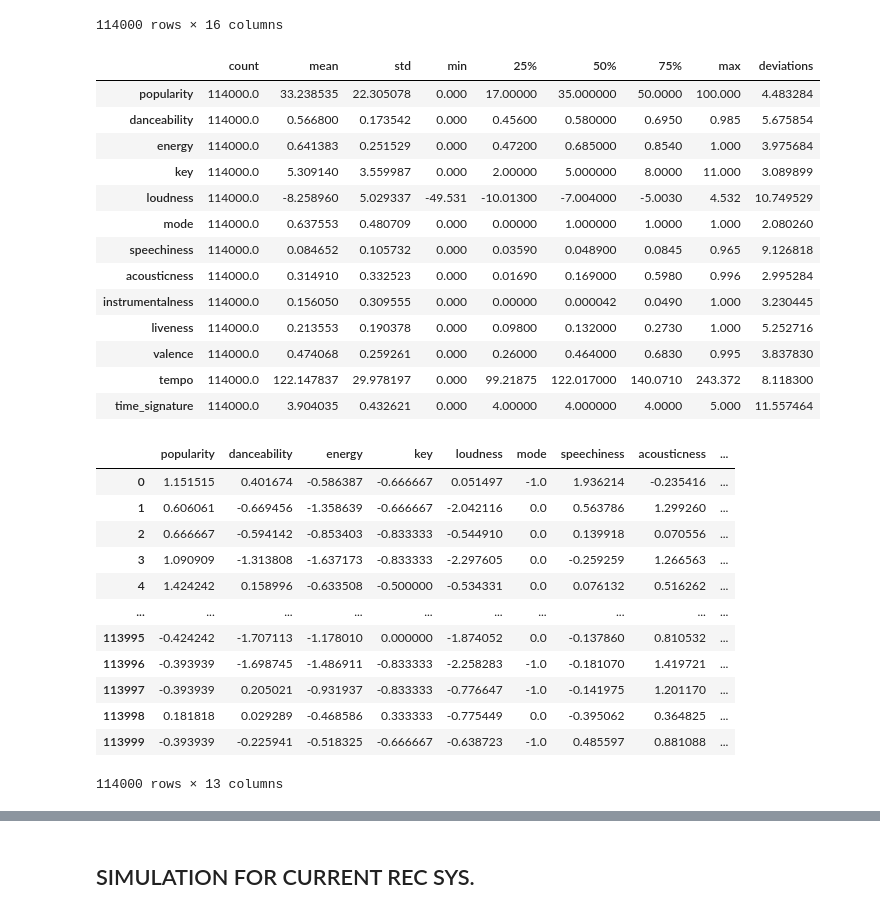
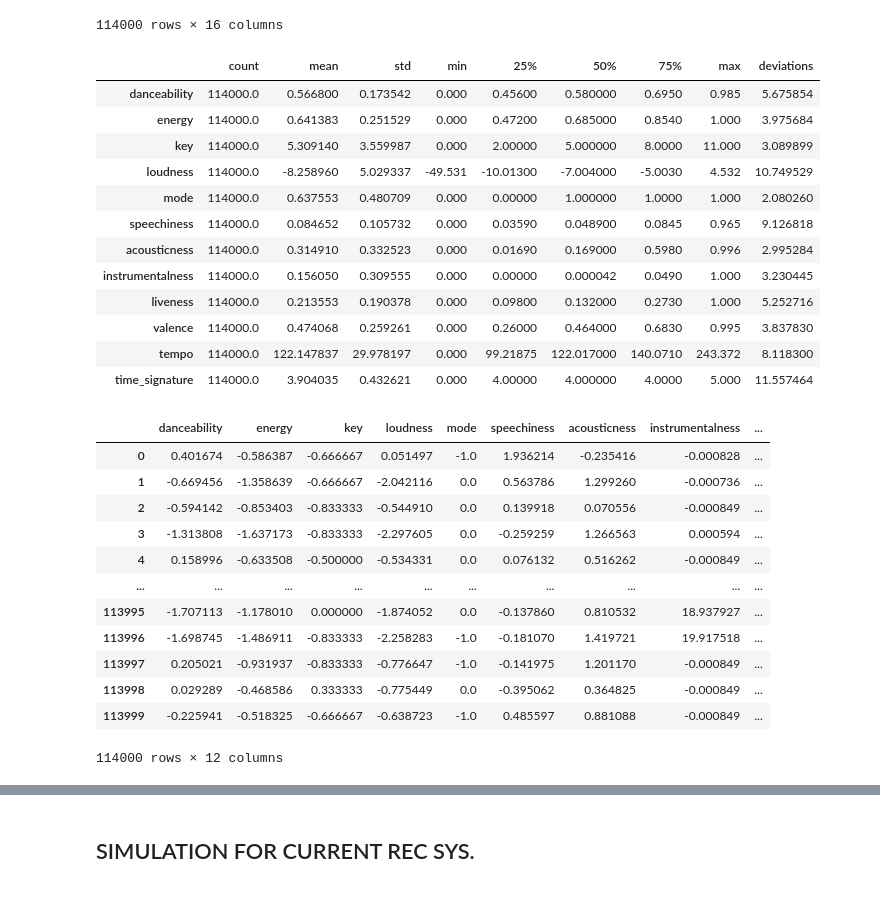
Before and after one commit to Polymerase-2/EconCSProject, a Jupyter notebook: song_analysis.ipynb, the cells around one changed output, grey strips where cells are left out. Cells and saved outputs as stored; diff of their text form; code cells hidden in the pictures.

```diff
--- a/song_analysis.ipynb
+++ b/song_analysis.ipynb
@@ -78,17 +71,16 @@ memory usage: 13.2+ MB
 # %%
 import seaborn as sns
 import matplotlib.pyplot as plt
 
 numeric_cols_df = song_df.select_dtypes(include=['int64', 'float64'])
-numeric_cols_df = numeric_cols_df[['popularity', 'danceability', 'energy',
+numeric_cols_df = numeric_cols_df[['danceability', 'energy',
        'key', 'loudness', 'mode', 'speechiness', 'acousticness',
        'instrumentalness', 'liveness', 'valence', 'tempo', "time_signature"]]
 summary_statistics_df = numeric_cols_df.describe().transpose()
 summary_statistics_df["deviations"] = (summary_statistics_df["max"] - summary_statistics_df["min"]) / summary_statistics_df["std"]
 summary_statistics_df
 # %% [output]
 |  | count | mean | std | min | 25% | 50% | 75% | max | deviations |
-| popularity | 114000.0 | 33.238535 | 22.305078 | 0.000 | 17.00000 | 35.000000 | 50.0000 | 100.000 | 4.483284 |
 | danceability | 114000.0 | 0.566800 | 0.173542 | 0.000 | 0.45600 | 0.580000 | 0.6950 | 0.985 | 5.675854 |
 | energy | 114000.0 | 0.641383 | 0.251529 | 0.000 | 0.47200 | 0.685000 | 0.8540 | 1.000 | 3.975684 |
 | key | 114000.0 | 5.309140 | 3.559987 | 0.000 | 2.00000 | 5.000000 | 8.0000 | 11.000 | 3.089899 |
@@ -110,17 +102,17 @@ user_scaled = rs.fit_transform(numeric_cols_df)
 df_songs_scaled = pd.DataFrame(songs_scaled, columns=numeric_cols_df.columns)
 df_songs_scaled
 # %% [output]
-|  | popularity | danceability | energy | key | loudness | mode | speechiness | acousticness | ... |
-| 0 | 1.151515 | 0.401674 | -0.586387 | -0.666667 | 0.051497 | -1.0 | 1.936214 | -0.235416 | ... |
-| 1 | 0.606061 | -0.669456 | -1.358639 | -0.666667 | -2.042116 | 0.0 | 0.563786 | 1.299260 | ... |
-| 2 | 0.666667 | -0.594142 | -0.853403 | -0.833333 | -0.544910 | 0.0 | 0.139918 | 0.070556 | ... |
-| 3 | 1.090909 | -1.313808 | -1.637173 | -0.833333 | -2.297605 | 0.0 | -0.259259 | 1.266563 | ... |
-| 4 | 1.424242 | 0.158996 | -0.633508 | -0.500000 | -0.534331 | 0.0 | 0.076132 | 0.516262 | ... |
+|  | danceability | energy | key | loudness | mode | speechiness | acousticness | instrumentalness | ... |
+| 0 | 0.401674 | -0.586387 | -0.666667 | 0.051497 | -1.0 | 1.936214 | -0.235416 | -0.000828 | ... |
+| 1 | -0.669456 | -1.358639 | -0.666667 | -2.042116 | 0.0 | 0.563786 | 1.299260 | -0.000736 | ... |
+| 2 | -0.594142 | -0.853403 | -0.833333 | -0.544910 | 0.0 | 0.139918 | 0.070556 | -0.000849 | ... |
+| 3 | -1.313808 | -1.637173 | -0.833333 | -2.297605 | 0.0 | -0.259259 | 1.266563 | 0.000594 | ... |
+| 4 | 0.158996 | -0.633508 | -0.500000 | -0.534331 | 0.0 | 0.076132 | 0.516262 | -0.000849 | ... |
 | ... | ... | ... | ... | ... | ... | ... | ... | ... | ... |
-| 113995 | -0.424242 | -1.707113 | -1.178010 | 0.000000 | -1.874052 | 0.0 | -0.137860 | 0.810532 | ... |
-| 113996 | -0.393939 | -1.698745 | -1.486911 | -0.833333 | -2.258283 | -1.0 | -0.181070 | 1.419721 | ... |
-| 113997 | -0.393939 | 0.205021 | -0.931937 | -0.833333 | -0.776647 | -1.0 | -0.141975 | 1.201170 | ... |
-| 113998 | 0.181818 | 0.029289 | -0.468586 | 0.333333 | -0.775449 | 0.0 | -0.395062 | 0.364825 | ... |
-| 113999 | -0.393939 | -0.225941 | -0.518325 | -0.666667 | -0.638723 | -1.0 | 0.485597 | 0.881088 | ... |
+| 113995 | -1.707113 | -1.178010 | 0.000000 | -1.874052 | 0.0 | -0.137860 | 0.810532 | 18.937927 | ... |
+| 113996 | -1.698745 | -1.486911 | -0.833333 | -2.258283 | -1.0 | -0.181070 | 1.419721 | 19.917518 | ... |
+| 113997 | 0.205021 | -0.931937 | -0.833333 | -0.776647 | -1.0 | -0.141975 | 1.201170 | -0.000849 | ... |
+| 113998 | 0.029289 | -0.468586 | 0.333333 | -0.775449 | 0.0 | -0.395062 | 0.364825 | -0.000849 | ... |
+| 113999 | -0.225941 | -0.518325 | -0.666667 | -0.638723 | -1.0 | 0.485597 | 0.881088 | -0.000849 | ... |
-114000 rows × 13 columns
+114000 rows × 12 columns
 # %%
```
Also changed, not shown: parts of 22 cells of this notebook, 2 other files.
